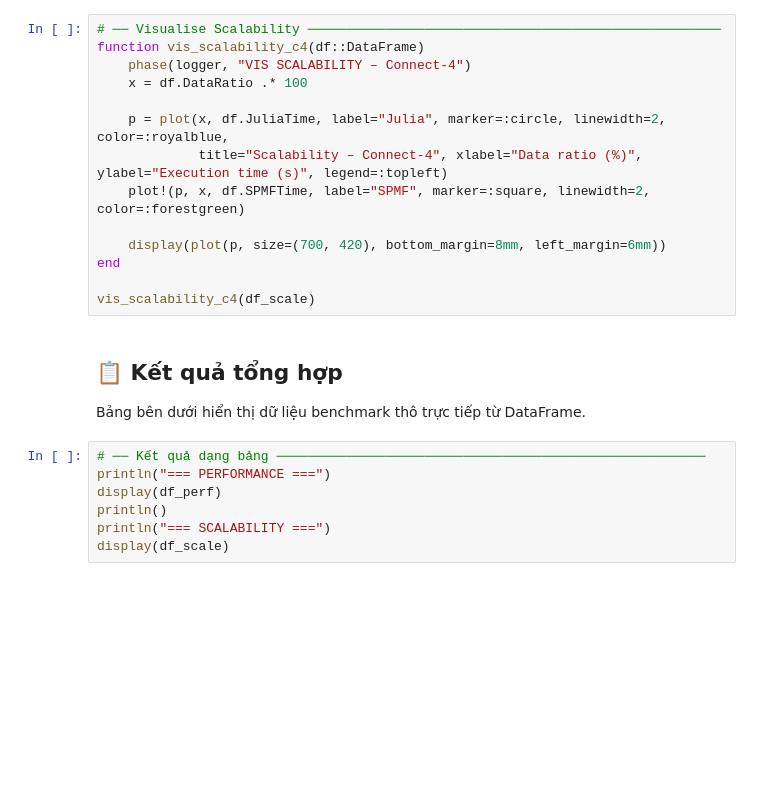
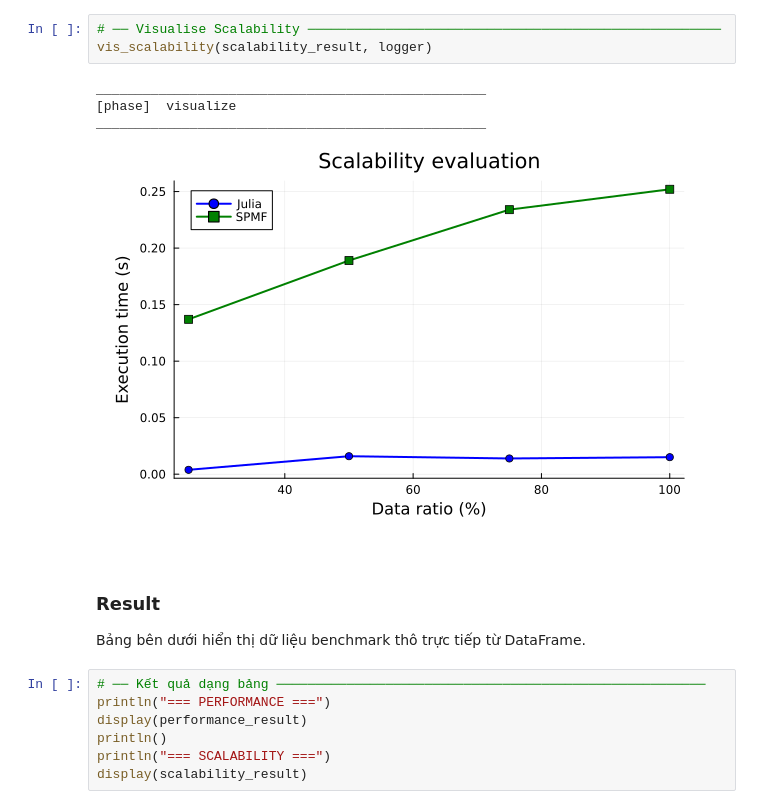
Before and after one commit to HungHiHung10/Lab02-Data-Mining, a Jupyter notebook: notebooks/02_bechmarking.ipynb, the cells around one changed output. Cells and saved outputs as stored; diff of their text form; blank space fills up the shorter version.

```diff
--- a/notebooks/02_bechmarking.ipynb
+++ b/notebooks/02_bechmarking.ipynb
@@ -237,25 +209,19 @@ df_scale = eval_scalability_c4(config)
 # %%
 # ── Visualise Scalability ─────────────────────────────────────────────────────
-function vis_scalability_c4(df::DataFrame)
-    phase(logger, "VIS SCALABILITY – Connect-4")
-    x = df.DataRatio .* 100
-
-    p = plot(x, df.JuliaTime, label="Julia", marker=:circle, linewidth=2, color=:royalblue,
-             title="Scalability – Connect-4", xlabel="Data ratio (%)", ylabel="Execution time (s)", legend=:topleft)
-    plot!(p, x, df.SPMFTime, label="SPMF", marker=:square, linewidth=2, color=:forestgreen)
-
-    display(plot(p, size=(700, 420), bottom_margin=8mm, left_margin=6mm))
-end
-
-vis_scalability_c4(df_scale)
+vis_scalability(scalability_result, logger)
+# %% [output]
+__________________________________________________
+[phase]  visualize
+__________________________________________________
+[figure, added]
 # %% [markdown]
-## 📋 Kết quả tổng hợp
+### Result
 
 Bảng bên dưới hiển thị dữ liệu benchmark thô trực tiếp từ DataFrame.
 # %%
 # ── Kết quả dạng bảng ───────────────────────────────────────────────────────
 println("=== PERFORMANCE ===")
-display(df_perf)
+display(performance_result)
 println()
 println("=== SCALABILITY ===")
-display(df_scale)
+display(scalability_result)
```
Also changed, not shown: parts of 16 cells of this notebook, 5 other files.
